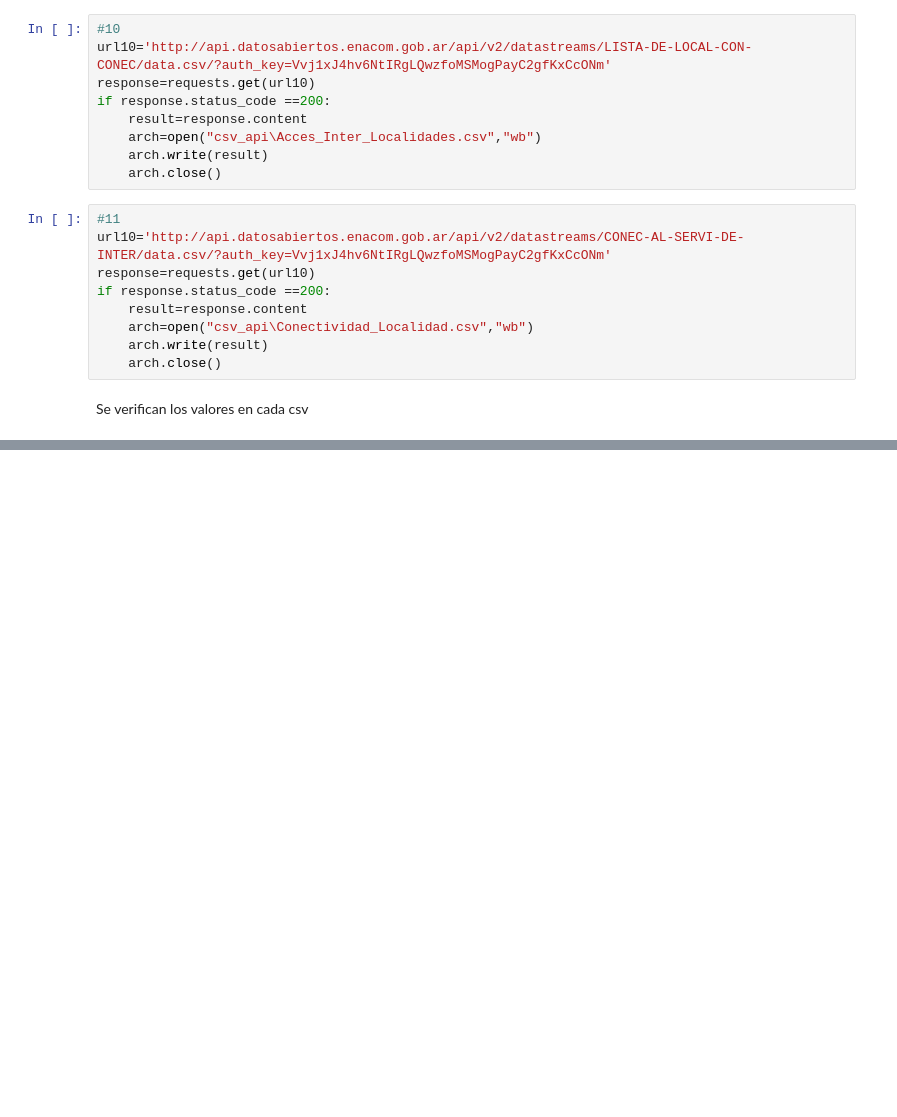
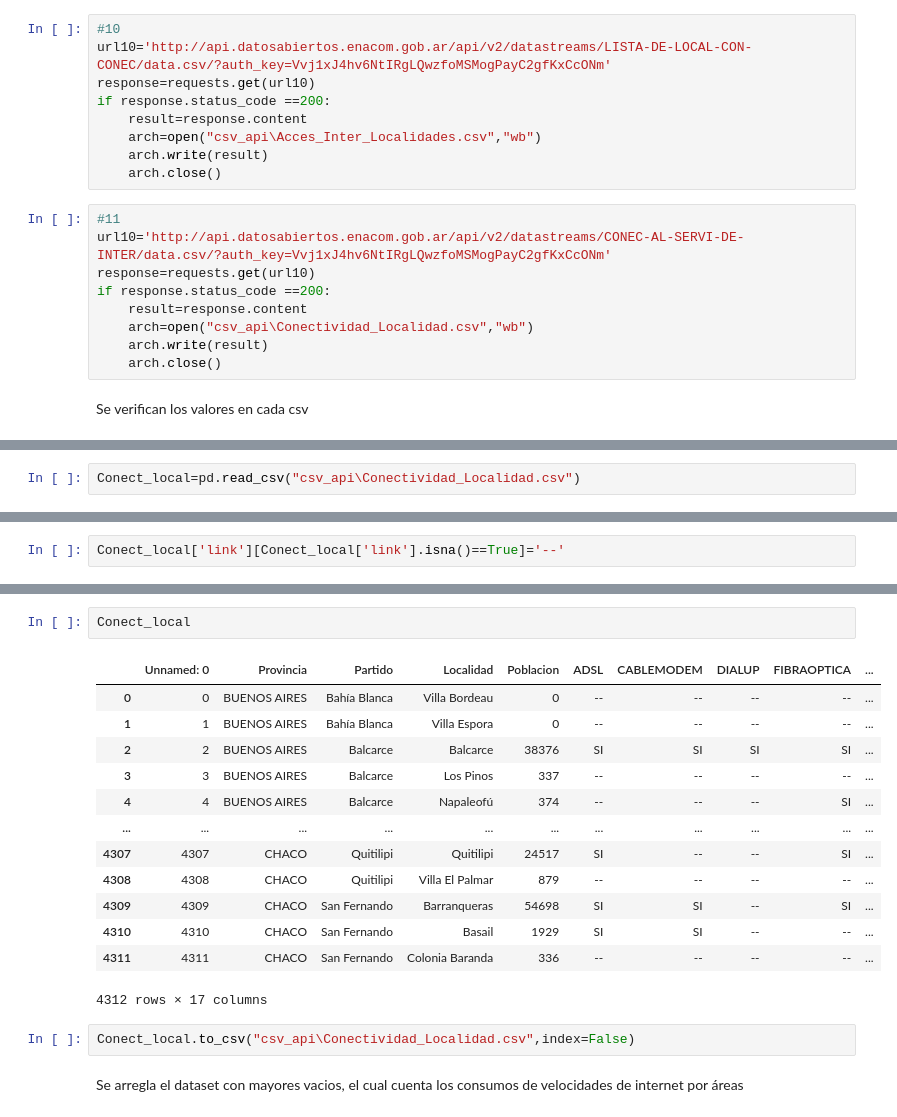
Before and after one commit to A-Lasso/Proyecto_Individual2, a Jupyter notebook: cargar_csvs.ipynb, the cells around one changed output, grey strips where cells are left out. Saved outputs shown, nothing was run; the diff lists cells and outputs as text; blank space fills up the shorter version.

```diff
--- a/cargar_csvs.ipynb
+++ b/cargar_csvs.ipynb
@@ -313,0 +676,2 @@ pd.read_csv("csv_api\Conectividad_Localidad.csv")
+# %%
+Conect_local=pd.read_csv("csv_api\Conectividad_Localidad.csv")
@@ -313,0 +682,2 @@ pd.read_csv("csv_api\Conectividad_Localidad.csv")
+# %%
+Conect_local['link'][Conect_local['link'].isna()==True]='--'
@@ -313,0 +709,20 @@ pd.read_csv("csv_api\Conectividad_Localidad.csv")
+# %%
+Conect_local
+# %% [output]
+|  | Unnamed: 0 | Provincia | Partido | Localidad | Poblacion | ADSL | CABLEMODEM | DIALUP | FIBRAOPTICA | ... |
+| 0 | 0 | BUENOS AIRES | Bahía Blanca | Villa Bordeau | 0 | -- | -- | -- | -- | ... |
+| 1 | 1 | BUENOS AIRES | Bahía Blanca | Villa Espora | 0 | -- | -- | -- | -- | ... |
+| 2 | 2 | BUENOS AIRES | Balcarce | Balcarce | 38376 | SI | SI | SI | SI | ... |
+| 3 | 3 | BUENOS AIRES | Balcarce | Los Pinos | 337 | -- | -- | -- | -- | ... |
+| 4 | 4 | BUENOS AIRES | Balcarce | Napaleofú | 374 | -- | -- | -- | SI | ... |
+| ... | ... | ... | ... | ... | ... | ... | ... | ... | ... | ... |
+| 4307 | 4307 | CHACO | Quitilipi | Quitilipi | 24517 | SI | -- | -- | SI | ... |
+| 4308 | 4308 | CHACO | Quitilipi | Villa El Palmar | 879 | -- | -- | -- | -- | ... |
+| 4309 | 4309 | CHACO | San Fernando | Barranqueras | 54698 | SI | SI | -- | SI | ... |
+| 4310 | 4310 | CHACO | San Fernando | Basail | 1929 | SI | SI | -- | -- | ... |
+| 4311 | 4311 | CHACO | San Fernando | Colonia Baranda | 336 | -- | -- | -- | -- | ... |
+4312 rows × 17 columns
+# %%
+Conect_local.to_csv("csv_api\Conectividad_Localidad.csv",index=False)
+# %% [markdown]
+Se arregla el dataset con mayores vacios, el cual cuenta los consumos de velocidades de internet por áreas
```
Also changed, not shown: parts of 63 cells of this notebook, 1 other file.
